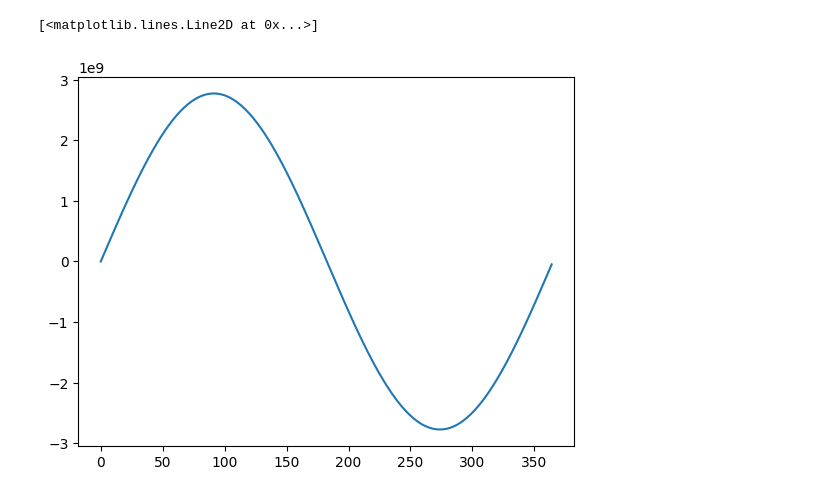
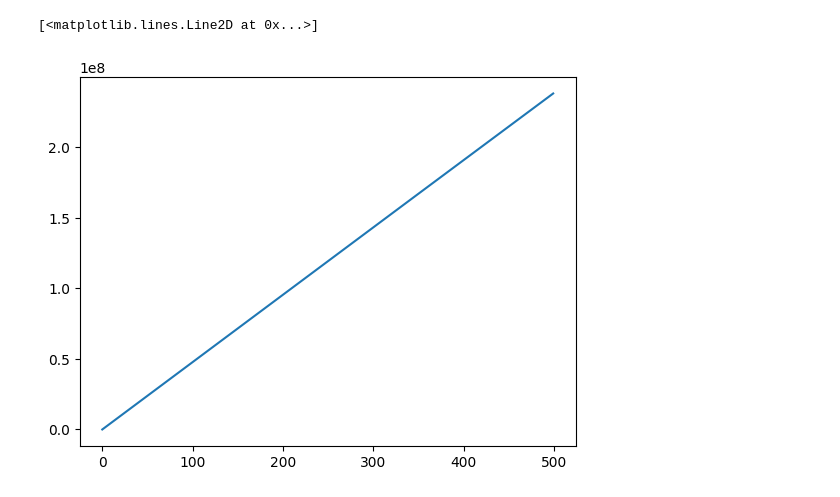
Before and after one commit to CompClimate/StommelBoxModel, a Jupyter notebook: box_model.ipynb, the cells around one changed output. Cells and saved outputs as stored; diff of their text form; code cells hidden in the pictures.

```diff
--- a/box_model.ipynb
+++ b/box_model.ipynb
@@ -174,15 +183,15 @@ ls_min_max_1, ls_min_max_2 = plot_steady(Fs_range, DeltaS_steady, q_steady)
 def F_sinusoidal(x, p):
     return np.sin(p * x)
 # %%
-xs = np.arange(0, 365)
+xs = np.arange(0, 5, 0.01)
 P = (2 * np.pi) / 365
 Fs_sin = F_sinusoidal(xs, P)
 Fs_sin = scale_Fs(Fs_sin, area, S0, year)
 
 plt.plot(Fs_sin)
 # %% [output]
 [<matplotlib.lines.Line2D at 0x...>]
-[figure, old version]
+[figure, new version]
 # %%
 DeltaS_steady_sin, q_steady_sin = model.simulate(Fs_sin)
 plot_steady(Fs_sin, DeltaS_steady_sin, q_steady_sin)
```
Also changed, not shown: parts of 10 cells of this notebook, 1 other file.
